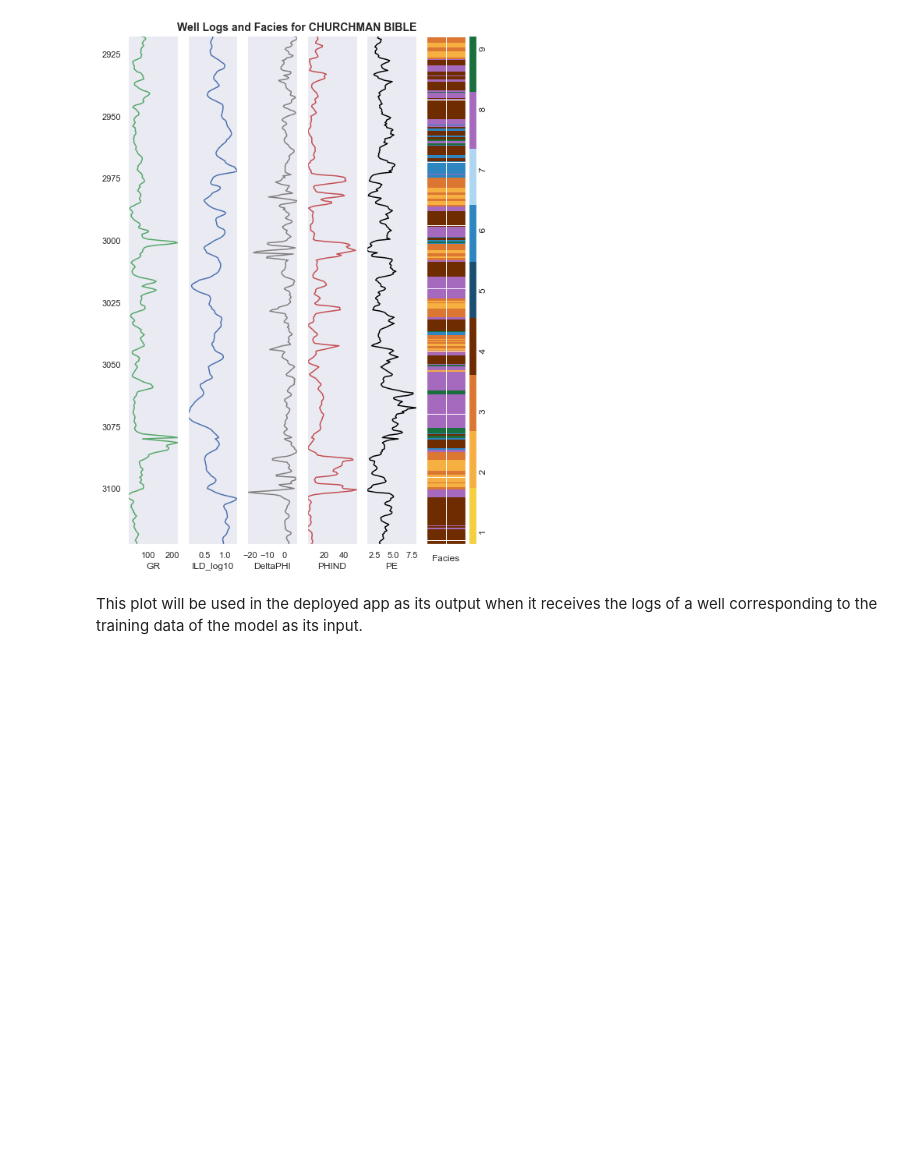
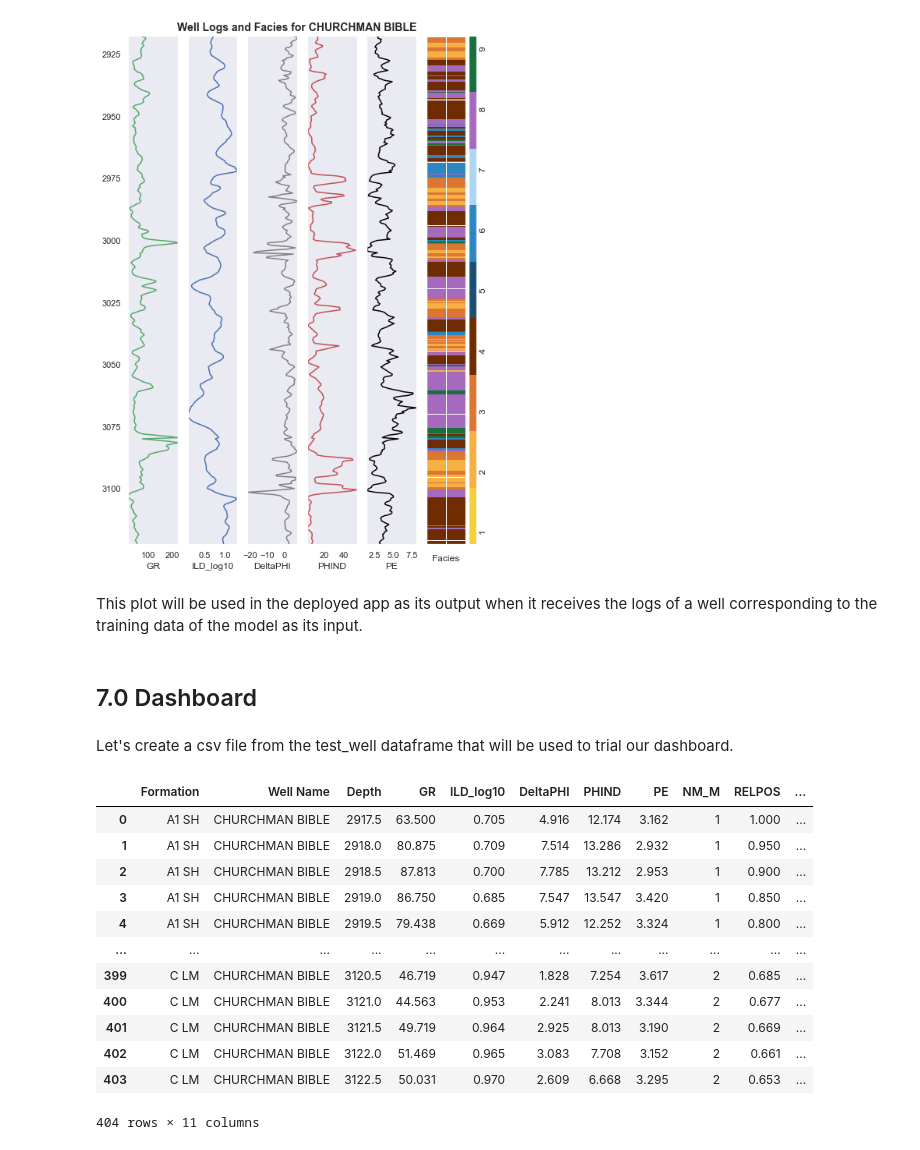
Before and after one commit to ChigozieObika/facies-classification, a Jupyter notebook: model.ipynb, the cells around one changed output. Saved outputs shown, nothing was run; the diff lists cells and outputs as text; code cells hidden in the pictures; blank space fills up the shorter version.

```diff
--- a/model.ipynb
+++ b/model.ipynb
@@ -396,3 +396,7 @@ utils.plot_predictions(test_well_data, 'facies_classification_model.joblib')
 [figure]
 # %% [markdown]
 This plot will be used in the deployed app as its output when it receives the logs of a well corresponding to the training data of the model as its input.
+# %% [markdown]
+## 7.0 Dashboard
+# %% [markdown]
+Let's create a csv file from the test_well dataframe that will be used to trial our dashboard.
@@ -398,0 +413,18 @@ This plot will be used in the deployed app as its output when it receives the lo
+# %%
+log_info = pd.read_csv('test_well.csv')
+logs = pd.DataFrame(log_info)
+logs
+# %% [output]
+|  | Formation | Well Name | Depth | GR | ILD_log10 | DeltaPHI | PHIND | PE | NM_M | RELPOS | ... |
+| 0 | A1 SH | CHURCHMAN BIBLE | 2917.5 | 63.500 | 0.705 | 4.916 | 12.174 | 3.162 | 1 | 1.000 | ... |
+| 1 | A1 SH | CHURCHMAN BIBLE | 2918.0 | 80.875 | 0.709 | 7.514 | 13.286 | 2.932 | 1 | 0.950 | ... |
+| 2 | A1 SH | CHURCHMAN BIBLE | 2918.5 | 87.813 | 0.700 | 7.785 | 13.212 | 2.953 | 1 | 0.900 | ... |
+| 3 | A1 SH | CHURCHMAN BIBLE | 2919.0 | 86.750 | 0.685 | 7.547 | 13.547 | 3.420 | 1 | 0.850 | ... |
+| 4 | A1 SH | CHURCHMAN BIBLE | 2919.5 | 79.438 | 0.669 | 5.912 | 12.252 | 3.324 | 1 | 0.800 | ... |
+| ... | ... | ... | ... | ... | ... | ... | ... | ... | ... | ... | ... |
+| 399 | C LM | CHURCHMAN BIBLE | 3120.5 | 46.719 | 0.947 | 1.828 | 7.254 | 3.617 | 2 | 0.685 | ... |
+| 400 | C LM | CHURCHMAN BIBLE | 3121.0 | 44.563 | 0.953 | 2.241 | 8.013 | 3.344 | 2 | 0.677 | ... |
+| 401 | C LM | CHURCHMAN BIBLE | 3121.5 | 49.719 | 0.964 | 2.925 | 8.013 | 3.190 | 2 | 0.669 | ... |
+| 402 | C LM | CHURCHMAN BIBLE | 3122.0 | 51.469 | 0.965 | 3.083 | 7.708 | 3.152 | 2 | 0.661 | ... |
+| 403 | C LM | CHURCHMAN BIBLE | 3122.5 | 50.031 | 0.970 | 2.609 | 6.668 | 3.295 | 2 | 0.653 | ... |
+404 rows × 11 columns
```
Also changed, not shown: parts of 7 cells of this notebook, 7 other files.
